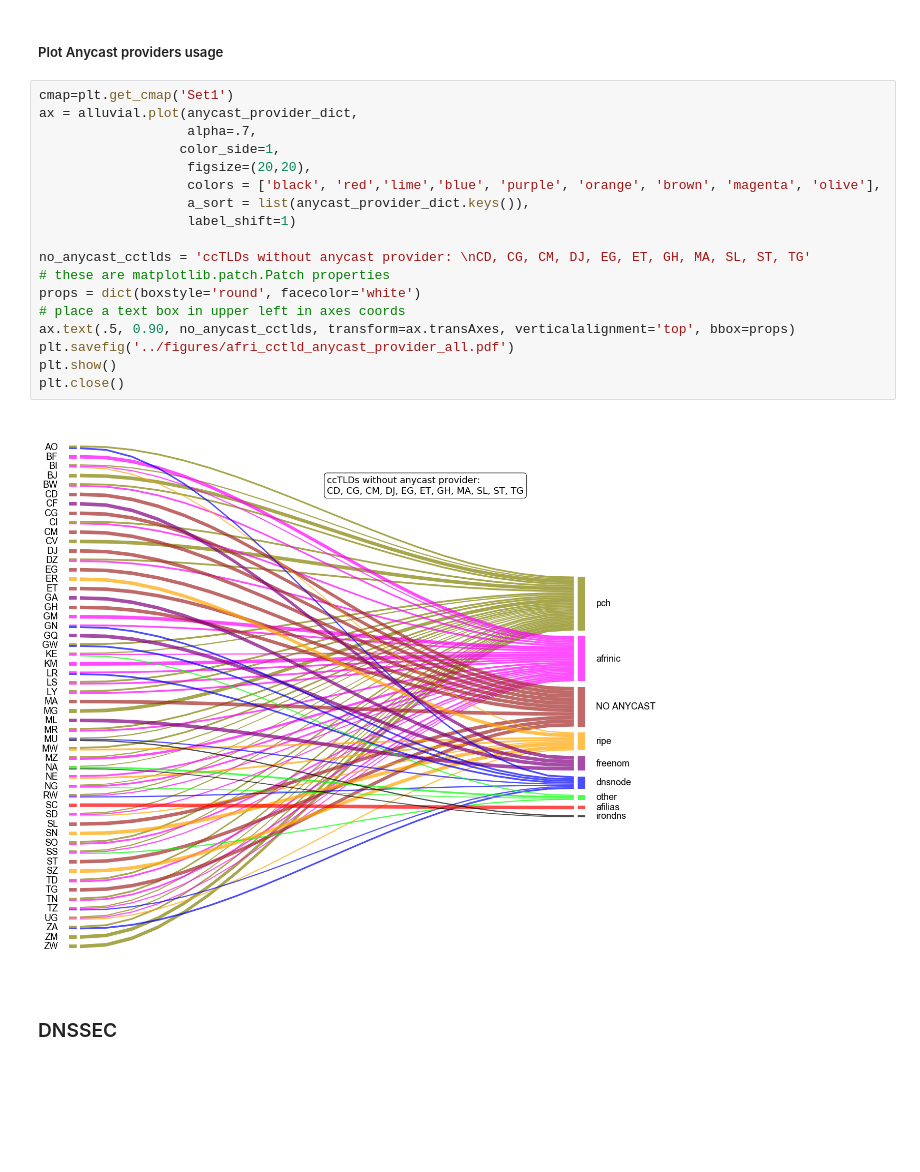
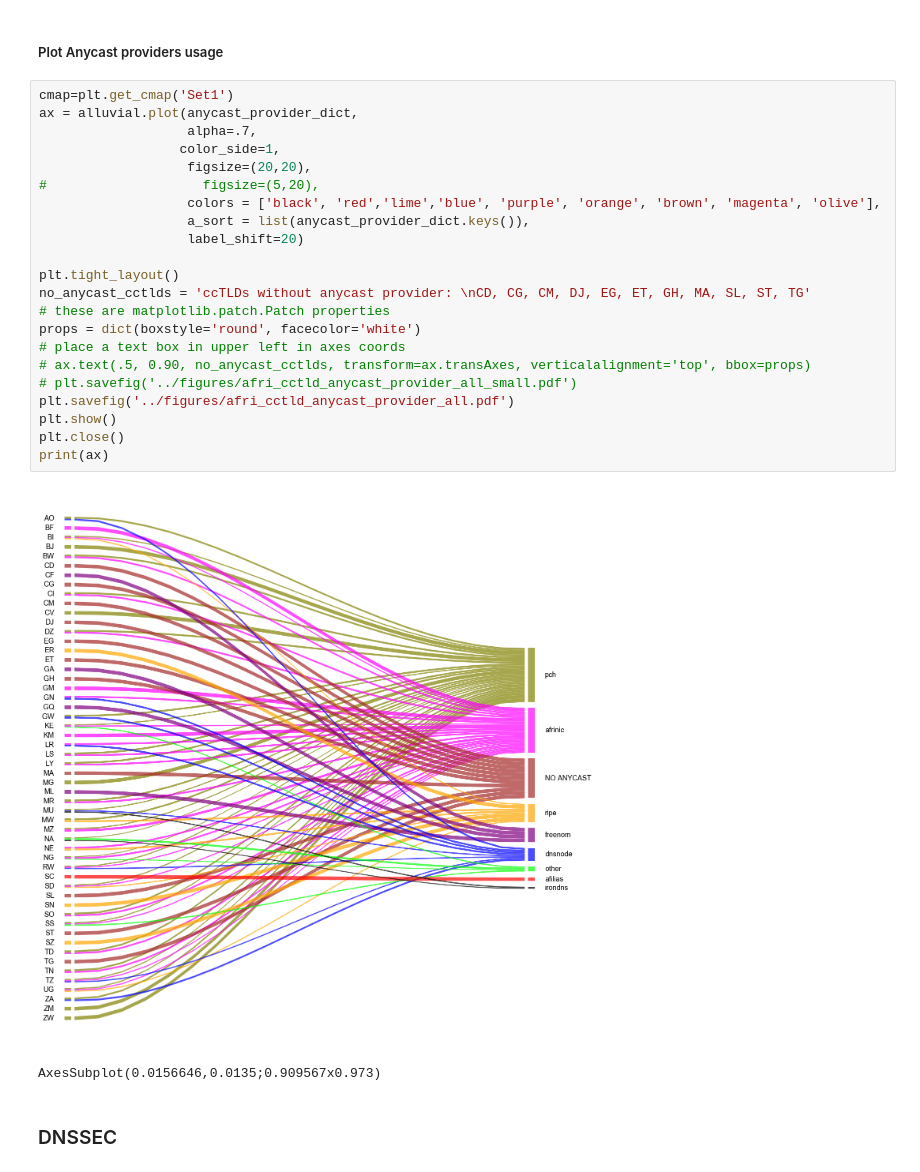
Before and after one commit to yasir-haq/AfTLDTechEnv, a Jupyter notebook: notebooks/AfTLDTechEnv.ipynb, the cells around one changed output. Cells and saved outputs as stored; diff of their text form; blank space fills up the shorter version.

```diff
--- a/notebooks/AfTLDTechEnv.ipynb
+++ b/notebooks/AfTLDTechEnv.ipynb
@@ -372,23 +372,28 @@ OrderedDict([('ZW', {'pch': 100.0}),
 # %%
 cmap=plt.get_cmap('Set1')
 ax = alluvial.plot(anycast_provider_dict,
                    alpha=.7,
                   color_side=1,
                    figsize=(20,20),
+#                    figsize=(5,20),
                    colors = ['black', 'red','lime','blue', 'purple', 'orange', 'brown', 'magenta', 'olive'],
                    a_sort = list(anycast_provider_dict.keys()),
-                   label_shift=1)
+                   label_shift=20)
 
+plt.tight_layout()
 no_anycast_cctlds = 'ccTLDs without anycast provider: \nCD, CG, CM, DJ, EG, ET, GH, MA, SL, ST, TG'
 # these are matplotlib.patch.Patch properties
 props = dict(boxstyle='round', facecolor='white')
 # place a text box in upper left in axes coords
-ax.text(.5, 0.90, no_anycast_cctlds, transform=ax.transAxes, verticalalignment='top', bbox=props)
+# ax.text(.5, 0.90, no_anycast_cctlds, transform=ax.transAxes, verticalalignment='top', bbox=props)
+# plt.savefig('../figures/afri_cctld_anycast_provider_all_small.pdf')
 plt.savefig('../figures/afri_cctld_anycast_provider_all.pdf')
 plt.show()
 plt.close()
+print(ax)
 # %% [output]
-[figure, old version]
+[figure, new version]
+AxesSubplot(0.0156646,0.0135;0.909567x0.973)
 # %% [markdown]
 ### DNSSEC ####
 # %%
```
Also changed, not shown: parts of 4 cells of this notebook, 11 other files.
